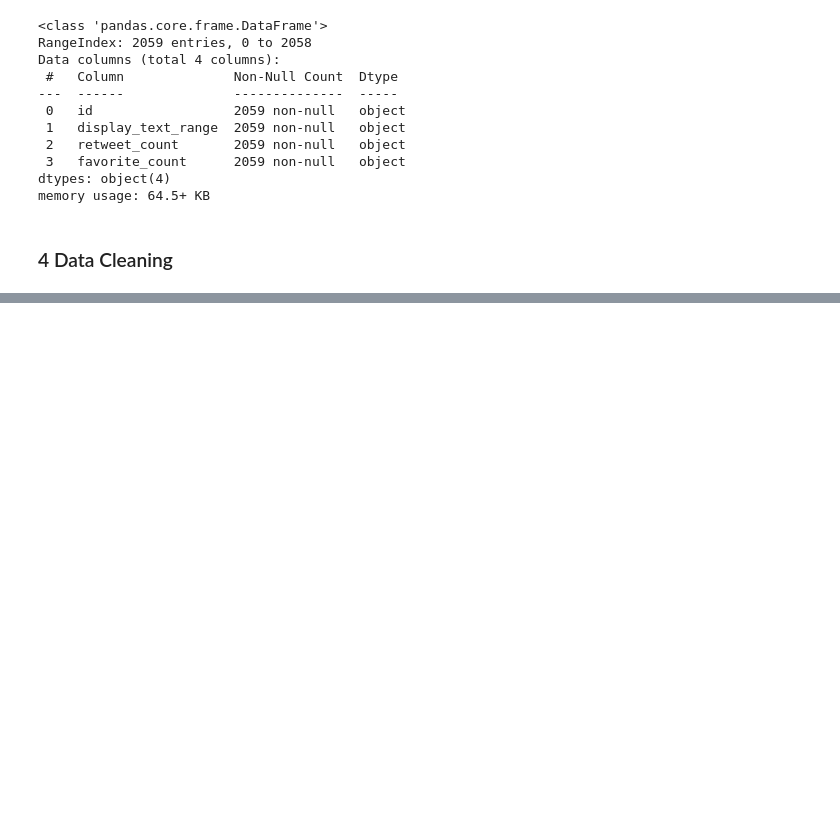
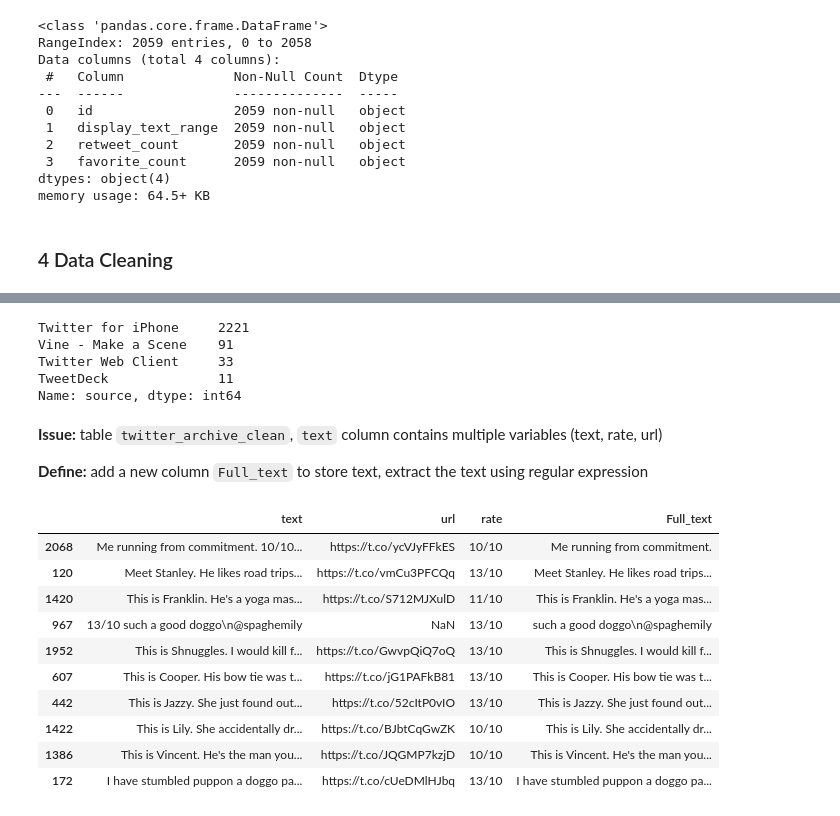
Before and after one commit to Jinning-beep/Udacity_data_analyst_projects, a Jupyter notebook: Project 4/wrangle_act.ipynb, the cells around one changed output, grey strips where cells are left out. Saved outputs shown, nothing was run; the diff lists cells and outputs as text; code cells hidden in the pictures; blank space fills up the shorter version.

```diff
--- a/Project 4/wrangle_act.ipynb
+++ b/Project 4/wrangle_act.ipynb
@@ -326,0 +332,3 @@ df_api_clean = df_api.copy()
+# %%
+labels =  ['in_reply_to_status_id','in_reply_to_user_id','retweeted_status_id','retweeted_status_user_id','retweeted_status_timestamp']
+twitter_archive_clean = twitter_archive_clean.drop(columns = labels, axis = 1 )
@@ -326,0 +362,35 @@ df_api_clean = df_api.copy()
+# %%
+twitter_archive_clean = twitter_archive_clean.replace({'source': r'<[^>]*>'}, {'source': ''}, regex=True)
+# %%
+# test
+twitter_archive_clean.source.value_counts()
+# %% [output]
+Twitter for iPhone     2221
+Vine - Make a Scene    91
+Twitter Web Client     33
+TweetDeck              11
+Name: source, dtype: int64
+# %% [markdown]
+**Issue:** table `twitter_archive_clean`, `text` column contains multiple variables (text, rate, url)
+
+**Define:** add a new column `Full_text` to store text, extract the text using regular expression
+# %%
+twitter_archive_clean['url'] = twitter_archive_clean.text.str.extract('(http.*)')
+twitter_archive_clean['rate'] = twitter_archive_clean.text.str.extract('(\d+\/\d+)')
+# %%
+twitter_archive_clean['Full_text'] = twitter_archive_clean.text.str.replace('(http.*)','').str.replace('(\d+\/\d+)','')
+# %%
+# test I
+twitter_archive_clean[['text','url','rate','Full_text']].sample(10)
+# %% [output]
+|  | text | url | rate | Full_text |
+| 2068 | Me running from commitment. 10/10... | https://t.co/ycVJyFFkES | 10/10 | Me running from commitment. |
+| 120 | Meet Stanley. He likes road trips... | https://t.co/vmCu3PFCQq | 13/10 | Meet Stanley. He likes road trips... |
+| 1420 | This is Franklin. He's a yoga mas... | https://t.co/S712MJXulD | 11/10 | This is Franklin. He's a yoga mas... |
+| 967 | 13/10 such a good doggo\n@spaghemily | NaN | 13/10 | such a good doggo\n@spaghemily |
+| 1952 | This is Shnuggles. I would kill f... | https://t.co/GwvpQiQ7oQ | 13/10 | This is Shnuggles. I would kill f... |
+| 607 | This is Cooper. His bow tie was t... | https://t.co/jG1PAFkB81 | 13/10 | This is Cooper. His bow tie was t... |
+| 442 | This is Jazzy. She just found out... | https://t.co/52cItP0vIO | 13/10 | This is Jazzy. She just found out... |
+| 1422 | This is Lily. She accidentally dr... | https://t.co/BJbtCqGwZK | 10/10 | This is Lily. She accidentally dr... |
+| 1386 | This is Vincent. He's the man you... | https://t.co/JQGMP7kzjD | 10/10 | This is Vincent. He's the man you... |
+| 172 | I have stumbled puppon a doggo pa... | https://t.co/cUeDMlHJbq | 13/10 | I have stumbled puppon a doggo pa... |
```
Also changed, not shown: parts of 27 cells of this notebook.
